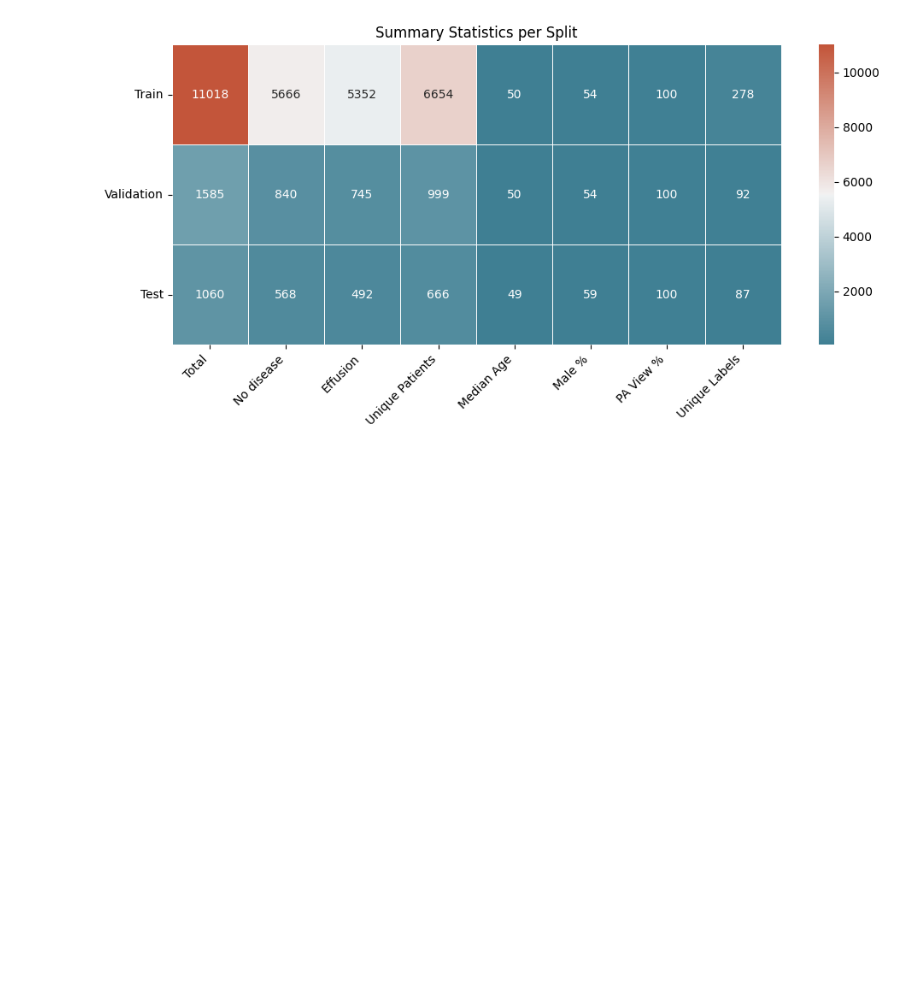
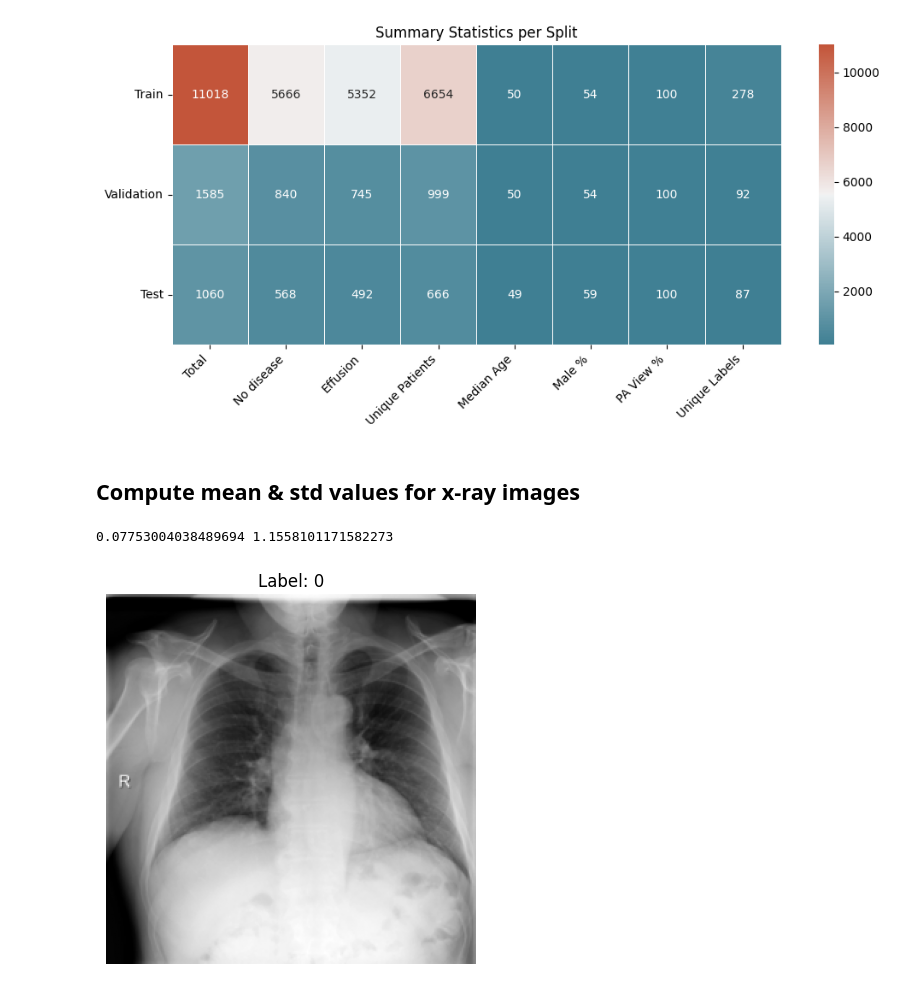
Before and after one commit to 589664/InfernoCalibNet, a Jupyter notebook: notebooks/01-dataBinary.ipynb, the cells around one changed output. Saved outputs shown, nothing was run; the diff lists cells and outputs as text; code cells hidden in the pictures; blank space fills up the shorter version.

```diff
--- a/notebooks/01-dataBinary.ipynb
+++ b/notebooks/01-dataBinary.ipynb
@@ -172,3 +172,43 @@ plt.tight_layout()
 plt.show()
 # %% [output]
 [figure]
+# %% [markdown]
+## **Compute mean & std values for x-ray images**
+# %%
+import torch
+from tqdm import tqdm
+from rich import print
+from config import OUT_DIR
+import matplotlib.pyplot as plt
+from src.Dataset import ChestXRayDataset
+
+train_dt = ChestXRayDataset(OUT_DIR / "binary_train.csv", transform=False)
+
+def compute_mean_std(dataset):
+    loader = torch.utils.data.DataLoader(dataset, batch_size=32, shuffle=False)
+    psum = 0.0
+    psum_sq = 0.0
+    count = 0
+
+    for imgs, _ in tqdm(loader, desc="Computing mean and std"):
+        imgs = imgs.float().cpu()
+        psum += imgs.sum().item()
+        psum_sq += (imgs ** 2).sum().item()
+        count += imgs.numel()
+
+    mean = psum / count
+    std = ((psum_sq / count) - (mean ** 2)) ** 0.5
+    return mean, std
+
+mean, std = compute_mean_std(train_dt)
+print(mean, std)
+
+# View one image from dataset
+img, label = train_dt[0]
+plt.imshow(img.squeeze(0), cmap='gray')
+plt.title(f"Label: {label}")
+plt.axis('off')
+plt.show()
+# %% [output]
+0.07753004038489694 1.1558101171582273
+[figure, added]
```
Also changed, not shown: 4 other files.
